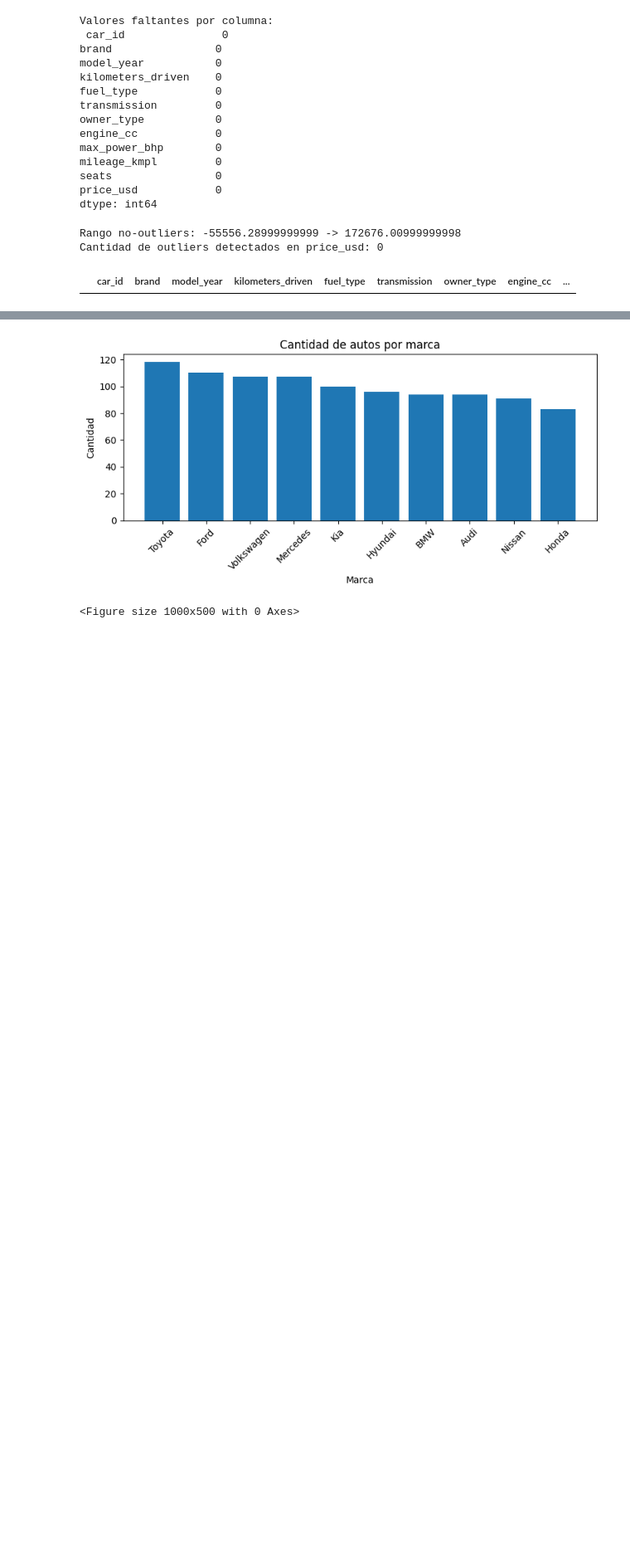
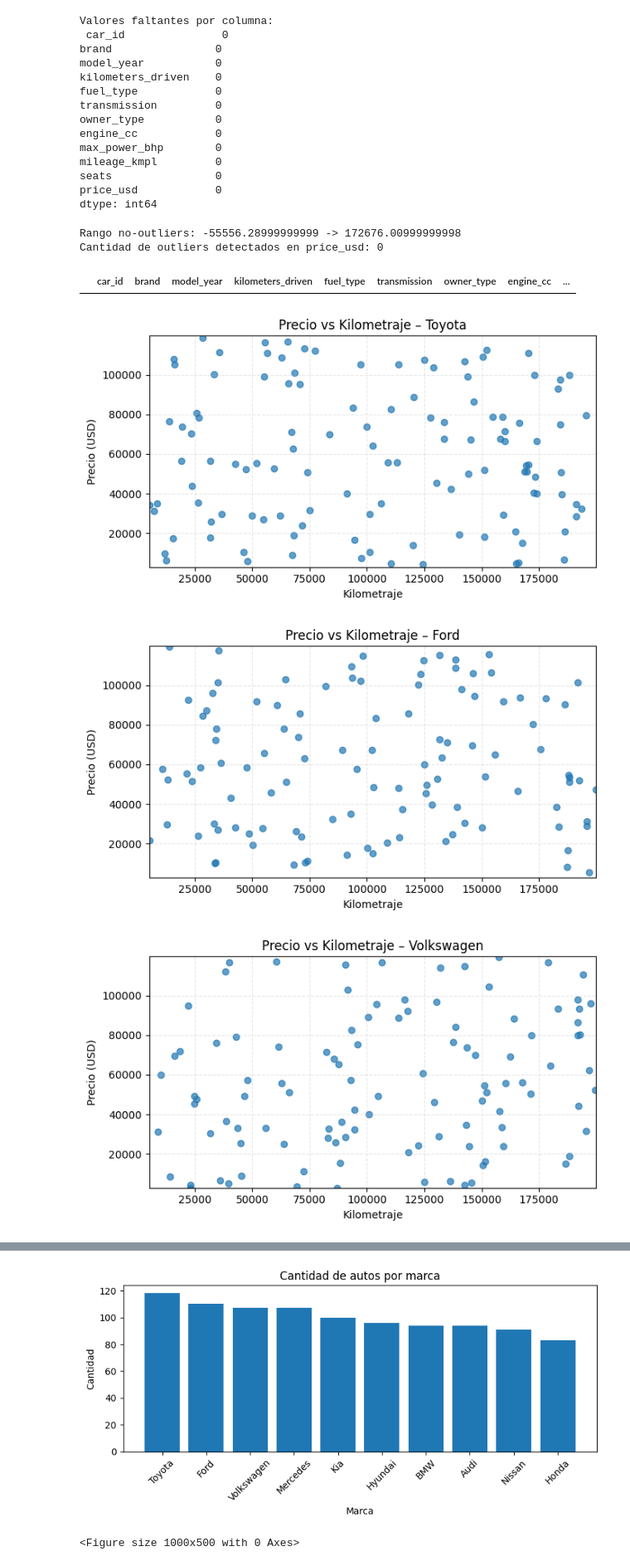
Before and after one commit to diegopaolantonio/Data_Science_I, a Jupyter notebook: Proyecto_ParteIII_Paolantonio.ipynb, the cells around one changed output, grey strips where cells are left out. Shown at 83% size. Saved outputs shown, nothing was run; the diff lists cells and outputs as text; code cells hidden in the pictures; blank space fills up the shorter version.

Commit message:
Segundo commit: agregue el grafico Scatter precio/km separado por marca, y la matriz de correlacion

```diff
--- a/Proyecto_ParteIII_Paolantonio.ipynb
+++ b/Proyecto_ParteIII_Paolantonio.ipynb
@@ -108,3 +108,47 @@ else:
 Rango no-outliers: -55556.28999999999 -> 172676.00999999998
 Cantidad de outliers detectados en price_usd: 0
 |  | car_id | brand | model_year | kilometers_driven | fuel_type | transmission | owner_type | engine_cc | ... |
+# %%
+# Scatter Precio vs Kilometraje: Generamos por separado para cada marca, para buscar algun patron
+import matplotlib.pyplot as plt
+
+# Columnas necesarias
+required_cols = ['price_usd', 'kilometers_driven', 'brand']
+
+if all(c in df.columns for c in required_cols):
+
+    # Seleccionamos las marcas más frecuentes
+    top_brands = df['brand'].value_counts().nlargest(5).index
+
+    # Rango común para comparar
+    x_min, x_max = df['kilometers_driven'].min(), df['kilometers_driven'].max()
+    y_min, y_max = df['price_usd'].min(), df['price_usd'].max()
+
+    for brand in top_brands:
+        data = df[df['brand'] == brand]
+
+        plt.figure(figsize=(7,4))
+        plt.scatter(
+            data['kilometers_driven'],
+            data['price_usd'],
+            alpha=0.7
+        )
+
+        plt.title(f'Precio vs Kilometraje – {brand}')
+        plt.xlabel('Kilometraje')
+        plt.ylabel('Precio (USD)')
+
+        # Mantener escalas iguales
+        plt.xlim(x_min, x_max)
+        plt.ylim(y_min, y_max)
+
+        plt.grid(True, linestyle='--', alpha=0.3)
+        plt.tight_layout()
+        plt.show()
+
+else:
+    print("Faltan columnas necesarias.")
+# %% [output]
+[figure, added]
+[figure, added]
+[figure, added]
```
Also changed, not shown: parts of 3 cells of this notebook, 1 other file.
